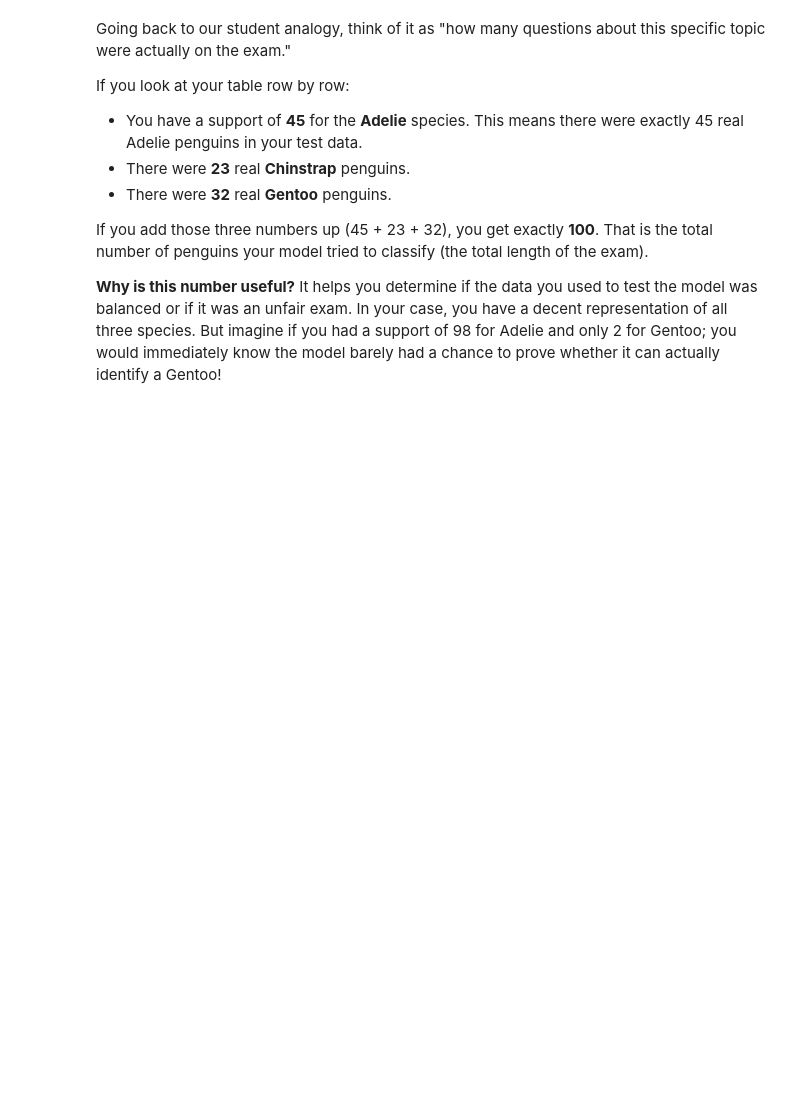
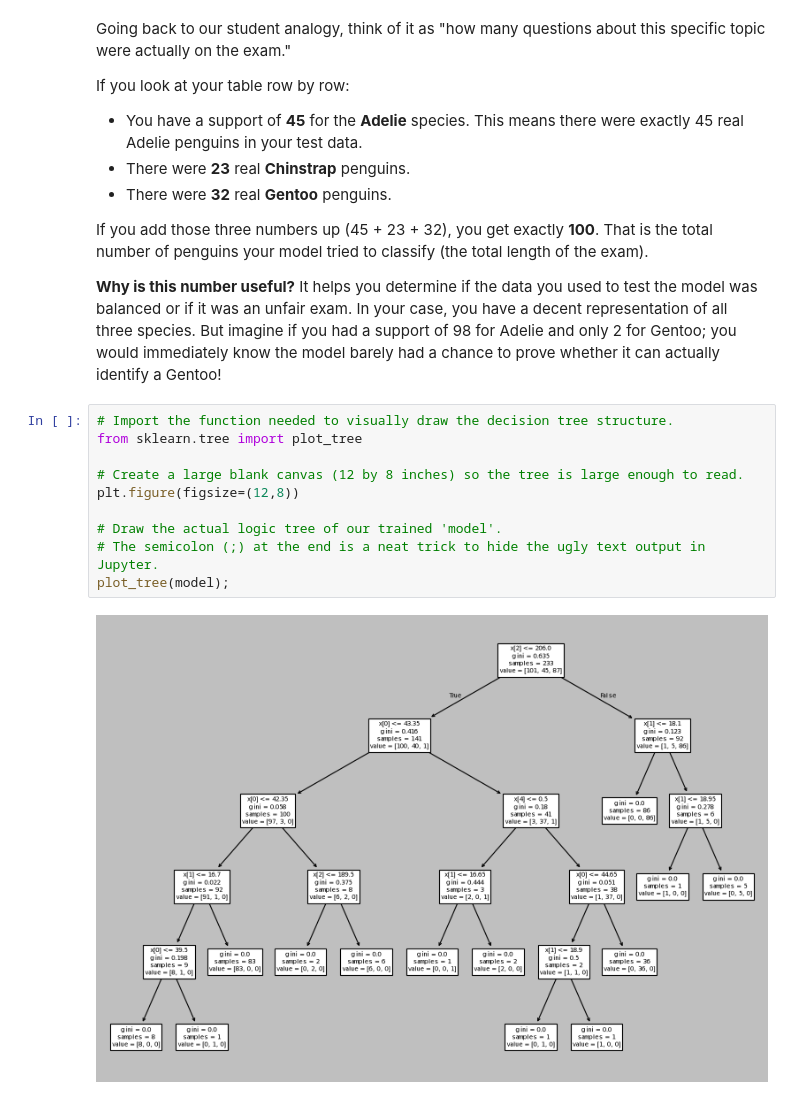
Before and after one commit to Jquishpeq923/Machine-Learning-6-SIN-A-Mar-Jul-2026, a Jupyter notebook: penguins1.ipynb, the cells around one changed output. Cells and saved outputs as stored; diff of their text form; blank space fills up the shorter version.

```diff
--- a/penguins1.ipynb
+++ b/penguins1.ipynb
@@ -264,3 +264,15 @@ If you add those three numbers up (45 + 23 + 32), you get exactly **100**. That
 
 **Why is this number useful?**
 It helps you determine if the data you used to test the model was balanced or if it was an unfair exam. In your case, you have a decent representation of all three species. But imagine if you had a support of 98 for Adelie and only 2 for Gentoo; you would immediately know the model barely had a chance to prove whether it can actually identify a Gentoo!
+# %%
+# Import the function needed to visually draw the decision tree structure.
+from sklearn.tree import plot_tree
+
+# Create a large blank canvas (12 by 8 inches) so the tree is large enough to read.
+plt.figure(figsize=(12,8))
+
+# Draw the actual logic tree of our trained 'model'.
+# The semicolon (;) at the end is a neat trick to hide the ugly text output in Jupyter.
+plot_tree(model);
+# %% [output]
+[figure, added]
```
